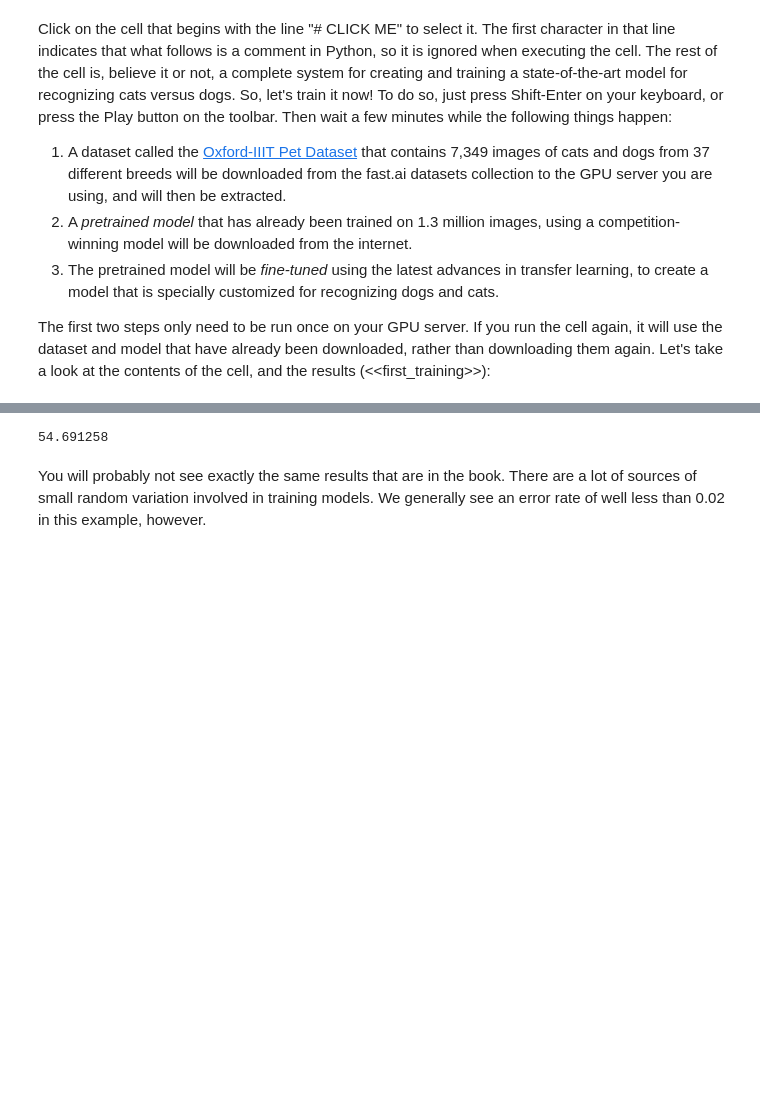
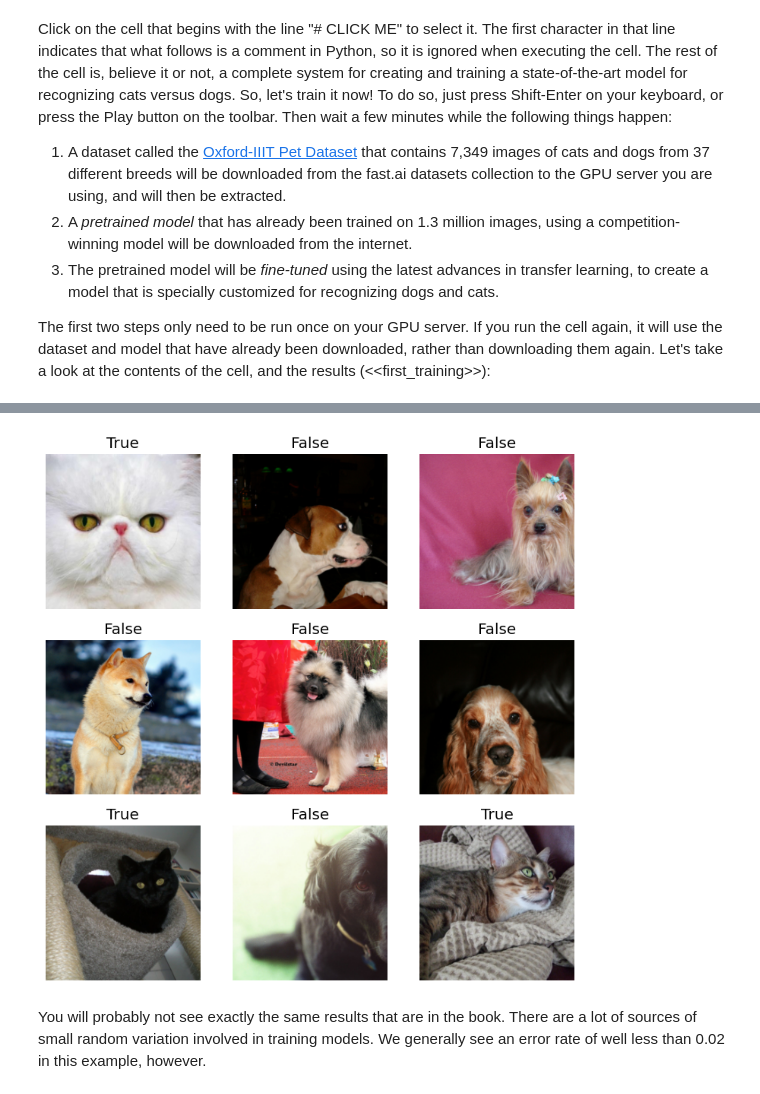
Before and after one commit to MatPhysComp/fastbook, a Jupyter notebook: 01_intro.ipynb, the cells around one changed output, grey strips where cells are left out. Cells and saved outputs as stored; diff of their text form; code cells hidden in the pictures; blank space fills up the shorter version.

```diff
--- a/01_intro.ipynb
+++ b/01_intro.ipynb
@@ -267,7 +269,7 @@ learn.fine_tune(1)  # train cnn head
-# %%
-0.007442*7349
-# %% [output]
-54.691258
+# %%
+dls.show_batch(max_n=9, nrows=3)
+# %% [output]
+[figure, added]
 # %% [markdown]
 You will probably not see exactly the same results that are in the book. There are a lot of sources of small random variation involved in training models. We generally see an error rate of well less than 0.02 in this example, however.
 # %% [markdown]
```
Also changed, not shown: parts of 3 cells of this notebook.
